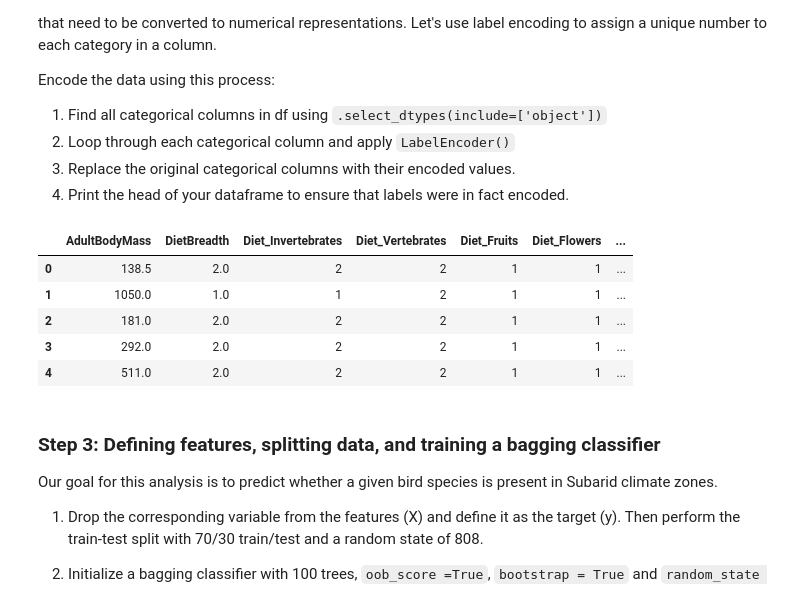
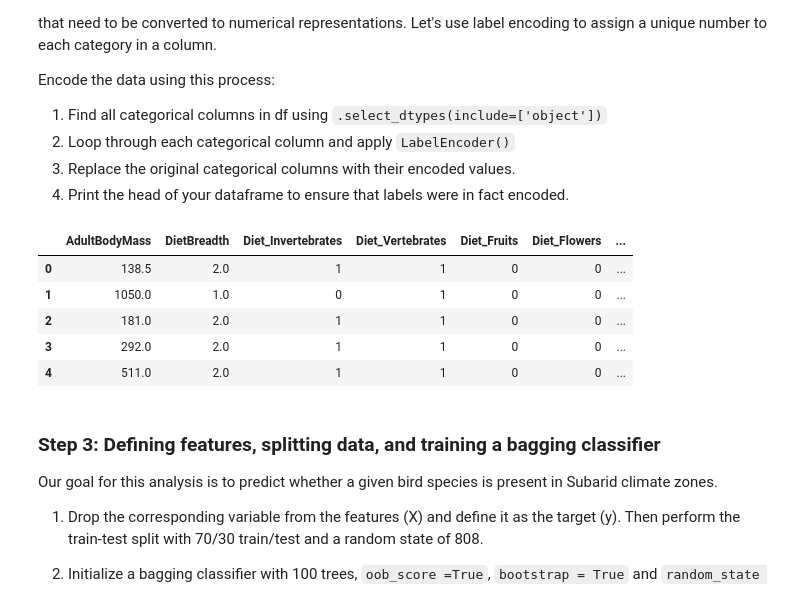
Before and after one commit to silkieMoth/EDS232-labs, a Jupyter notebook: Week5/lab5-birds.ipynb, the cells around one changed output. Saved outputs shown, nothing was run; the diff lists cells and outputs as text; code cells hidden in the pictures.

```diff
--- a/Week5/lab5-birds.ipynb
+++ b/Week5/lab5-birds.ipynb
@@ -29,7 +31,9 @@ The 7 column names that start with "Diet:" should be renamed to simpler version
 
 Then select only that list of 21 key variables. **Print the head of your dataframe.**
 # %%
-bird_traits = pd.read_csv('/Users/jpcohen/MEDS/eds_232/EDS232-labs/Week5/BirdTraitData.csv', encoding = 'cp1252')
+bird_traits = pd.read_csv('/Users/jpcohen/MEDS/eds_232/EDS232-labs/Week5/BirdTraitData.csv',
+                          encoding = 'unicode_escape',
+                          na_values = [-999]) # make na
 
 bird_traits_select = (
 
@@ -106,26 +107,25 @@ pd.set_option('display.max_columns', None)
 # %%
 # select all categorical columns
 bird_cats = bird_traits_select.select_dtypes(include=['object'])
 
 # impute variables with mode
-bird_traits_impute = bird_traits_select.replace(-999, np.nan)
-bird_traits_impute = bird_traits_impute.fillna(bird_traits_impute.mode().iloc[0])
+bird_traits_impute = bird_traits_select.fillna(bird_traits_select.mode().iloc[0])
 
 # pass off traits df for encoding
 bird_traits_encoded = bird_traits_impute
 
 # encode every categorical feature
 for column in bird_cats:
     bird_traits_encoded[column] = LabelEncoder().fit_transform(bird_cats[column])
 
 bird_traits_encoded.head()
 # %% [output]
 |  | AdultBodyMass | DietBreadth | Diet_Invertebrates | Diet_Vertebrates | Diet_Fruits | Diet_Flowers | ... |
-| 0 | 138.5 | 2.0 | 2 | 2 | 1 | 1 | ... |
-| 1 | 1050.0 | 1.0 | 1 | 2 | 1 | 1 | ... |
-| 2 | 181.0 | 2.0 | 2 | 2 | 1 | 1 | ... |
-| 3 | 292.0 | 2.0 | 2 | 2 | 1 | 1 | ... |
-| 4 | 511.0 | 2.0 | 2 | 2 | 1 | 1 | ... |
+| 0 | 138.5 | 2.0 | 1 | 1 | 0 | 0 | ... |
+| 1 | 1050.0 | 1.0 | 0 | 1 | 0 | 0 | ... |
+| 2 | 181.0 | 2.0 | 1 | 1 | 0 | 0 | ... |
+| 3 | 292.0 | 2.0 | 1 | 1 | 0 | 0 | ... |
+| 4 | 511.0 | 2.0 | 1 | 1 | 0 | 0 | ... |
 # %% [markdown]
 ### Step 3: Defining features, splitting data, and training a bagging classifier
 Our goal for this analysis is to predict whether a given bird species is present in Subarid climate zones.
```
Also changed, not shown: parts of 15 cells of this notebook, 3 other files.
